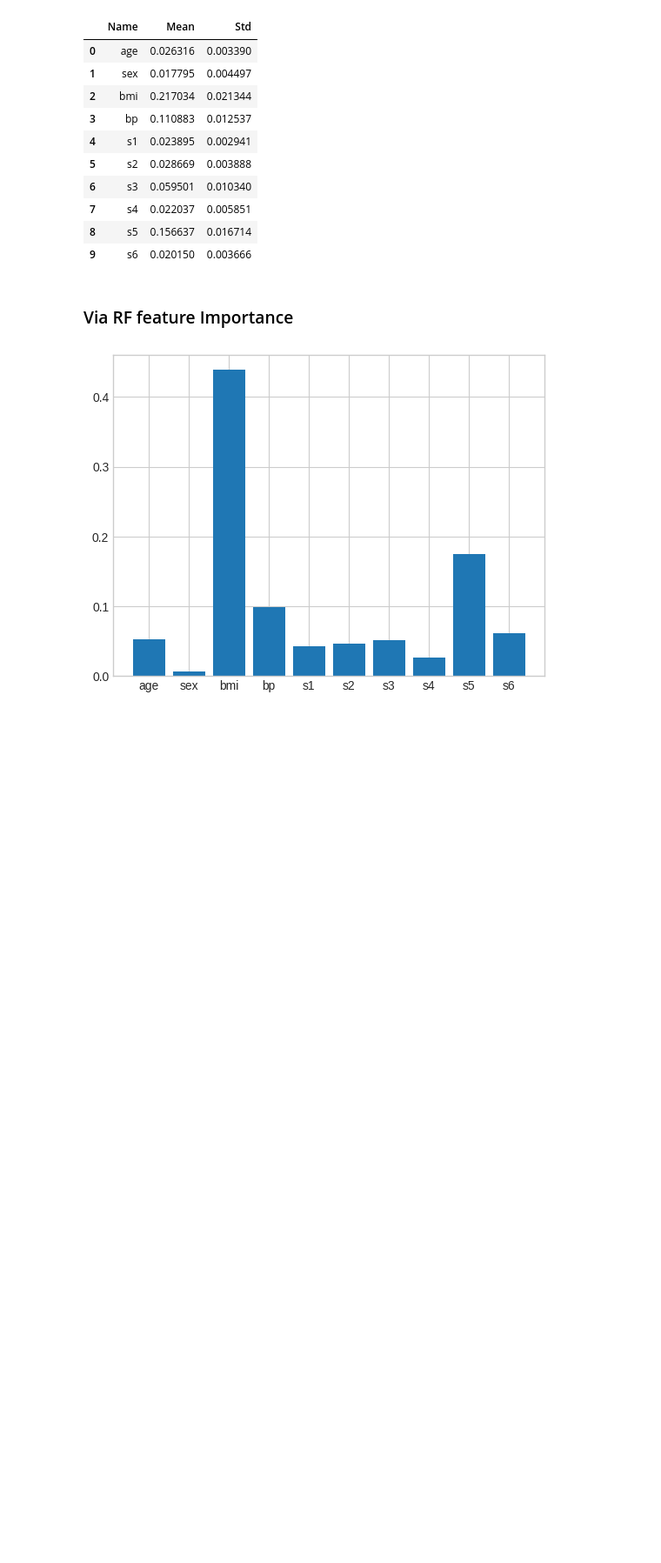
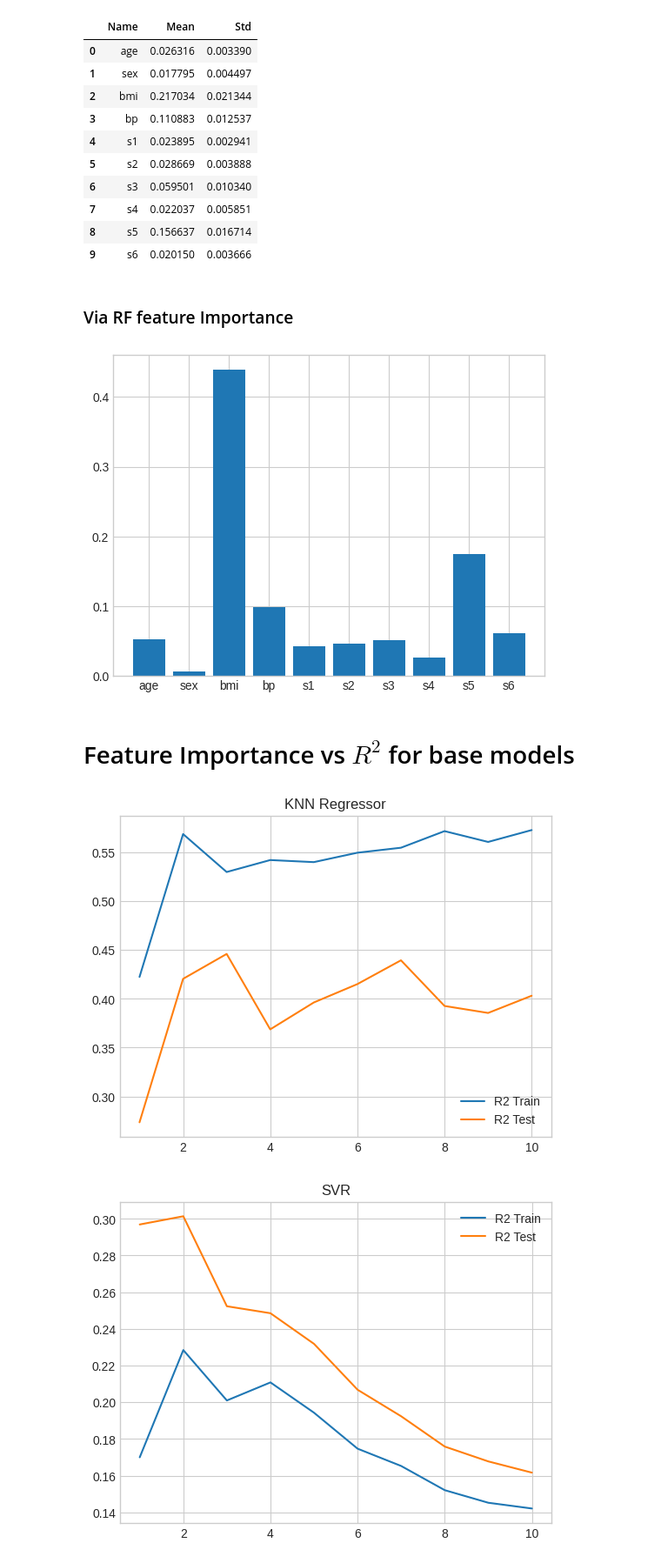
Before and after one commit to xXKeNdAmAmAsTeRXx/Machine-Learning-Tasks, a Jupyter notebook: Model_Selection_and_Regularization/Regression - Diabetes Dataset.ipynb, the cells around one changed output. Shown at 87% size. Cells and saved outputs as stored; diff of their text form; code cells hidden in the pictures; blank space fills up the shorter version.

```diff
--- a/Model_Selection_and_Regularization/Regression - Diabetes Dataset.ipynb
+++ b/Model_Selection_and_Regularization/Regression - Diabetes Dataset.ipynb
@@ -900,3 +900,32 @@ plt.bar(names,imp)
 plt.show()
 # %% [output]
 [figure]
+# %% [markdown]
+# Feature Importance vs $R^2$ for base models
+# %%
+
+for m in model_names:
+
+    R2_train = []
+    R2_test = []
+    idx= []
+
+    for i in range(1, 11):
+        pipe = Pipeline([('feature_importance', SelectKBest(k=i)), ('regressor', models[m])])
+        pipe.fit(x_train, y_train)
+
+        pred_train = pipe.predict(x_train)
+        R2_train.append(r2_score(y_train, pred_train))
+        pred_test = pipe.predict(x_test)
+        R2_test.append(r2_score(y_test, pred_test))
+        idx.append(i)
+
+
+    plt.plot(idx, R2_train, label="R2 Train")
+    plt.plot(idx, R2_test, label="R2 Test")
+    plt.title(m)
+    plt.legend()
+    plt.show()
+# %% [output]
+[figure, added]
+[figure, added]
```
Also changed, not shown: parts of 1 cell of this notebook.
